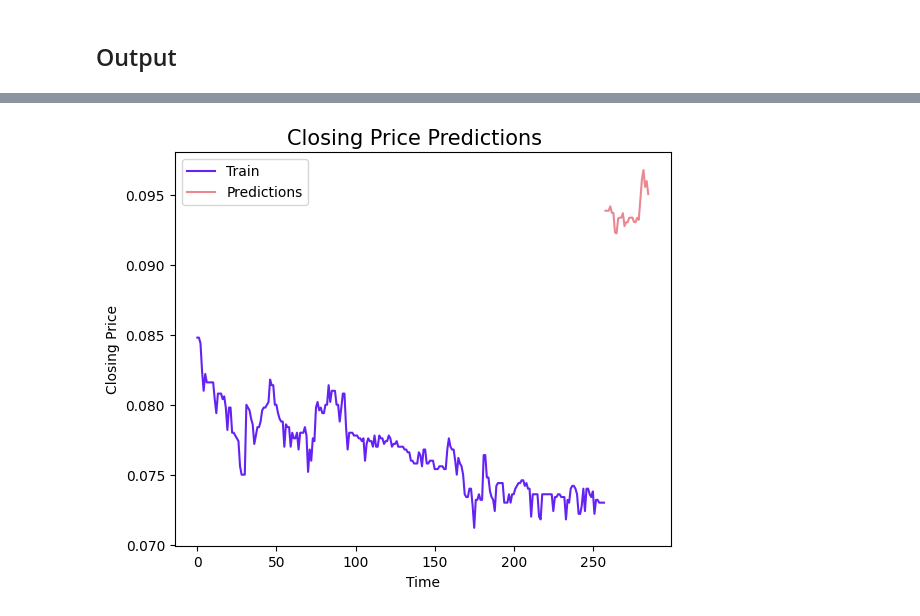
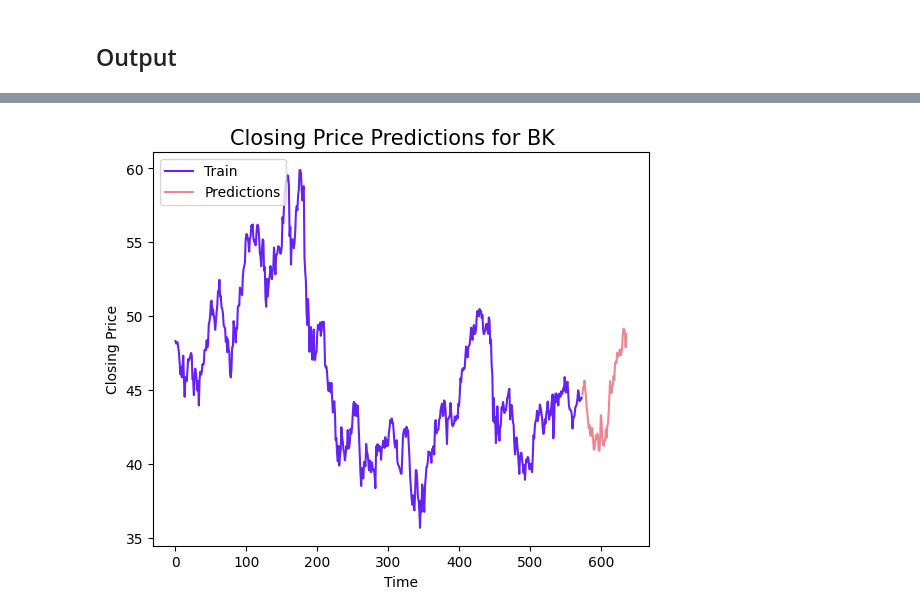
Before and after one commit to varadn/Stock_Forecasting_DL, a Jupyter notebook: output.ipynb, the cells around one changed output, grey strips where cells are left out. Drawn from its saved outputs; the diff is of its cells as text; code cells hidden in the pictures.

```diff
--- a/output.ipynb
+++ b/output.ipynb
@@ -9,7 +9,7 @@ import yfinance as yf
 from yahoo_fin import stock_info
 
 
-ticker = 'BRK'
+ticker = 'BK'
 historical_stock_prices = (yf.Ticker(ticker)).history(period = 'max')
 historical_stock_prices.to_csv('../../current/'+ticker+ '.csv')
 
@@ -92,6 +92,6 @@ X_test.shape, y_test.shape
 # %%
 # outmodel = LSTM(30, 1, 64, 16, 1)
-from  Modules.model import LSTM
-outmodel = torch.load('../../forecast_final.pt').to(device)
+from  Modules.model import LSTM, GRU, ElmanRNN
+outmodel = torch.load('forecast_rnn.pt', map_location=torch.device('cpu')).to(device)
 outmodel.eval()
 # %% [output]
@@ -150,31 +161,32 @@ plt.show()
 # %%
 def plot_model_predictions(test, preds):
     plot_test = pd.DataFrame(data=test, index=range(test_predictions.size), columns=['Close'])
     plot_test['Day'] = plot_test.index
     plot_test = plot_test[:int(np.ceil(len(plot_test) * 0.9))]
     plot_pred = pd.DataFrame(data=preds, index=range(new_y_test.size), columns=['Predictions'])
     plot_pred['Day'] = plot_pred.index
     plot_pred = plot_pred[int(np.ceil(len(plot_pred) * 0.9)):]
 
     # fig, axes = plt.subplots(3, 2, figsize = (30, 30))
     # axes[2][1].set_visible(False)
 
-    plt.suptitle('Closing Price Predictions', verticalalignment = 'top', horizontalalignment = 'center', fontsize = 15)
+    plt.suptitle('Closing Price Predictions for %s' % ticker, verticalalignment = 'top', horizontalalignment = 'center', fontsize = 15)
 
     # plt.facecolor('black')
     plt.plot(plot_test['Day'], plot_test['Close'], color = '#6522F5', label = 'Train')
     plt.plot(plot_pred['Day'], plot_pred['Predictions'], color = '#EB8791', label = 'Predictions')
     # plt.set_title('Meta', fontsize = 30)
     plt.xlabel('Time', fontsize = 10)
     plt.ylabel('Closing Price', fontsize = 10)
     # plt.xaxis.set_tick_params(labelsize = 18)
     # plt.yaxis.set_tick_params(labelsize = 18)
     plt.legend(loc = 'upper left', fontsize = 10)
 
 
     plt.subplots_adjust(top = 0.93)
+    # plt.axis([0, 300, 0, 10])
     plt.show()
 
 plot_model_predictions(new_y_test, test_predictions)
 # %% [output]
-[figure, old version]
+[figure, new version]
```
Also changed, not shown: parts of 5 cells of this notebook, 21 other files.
